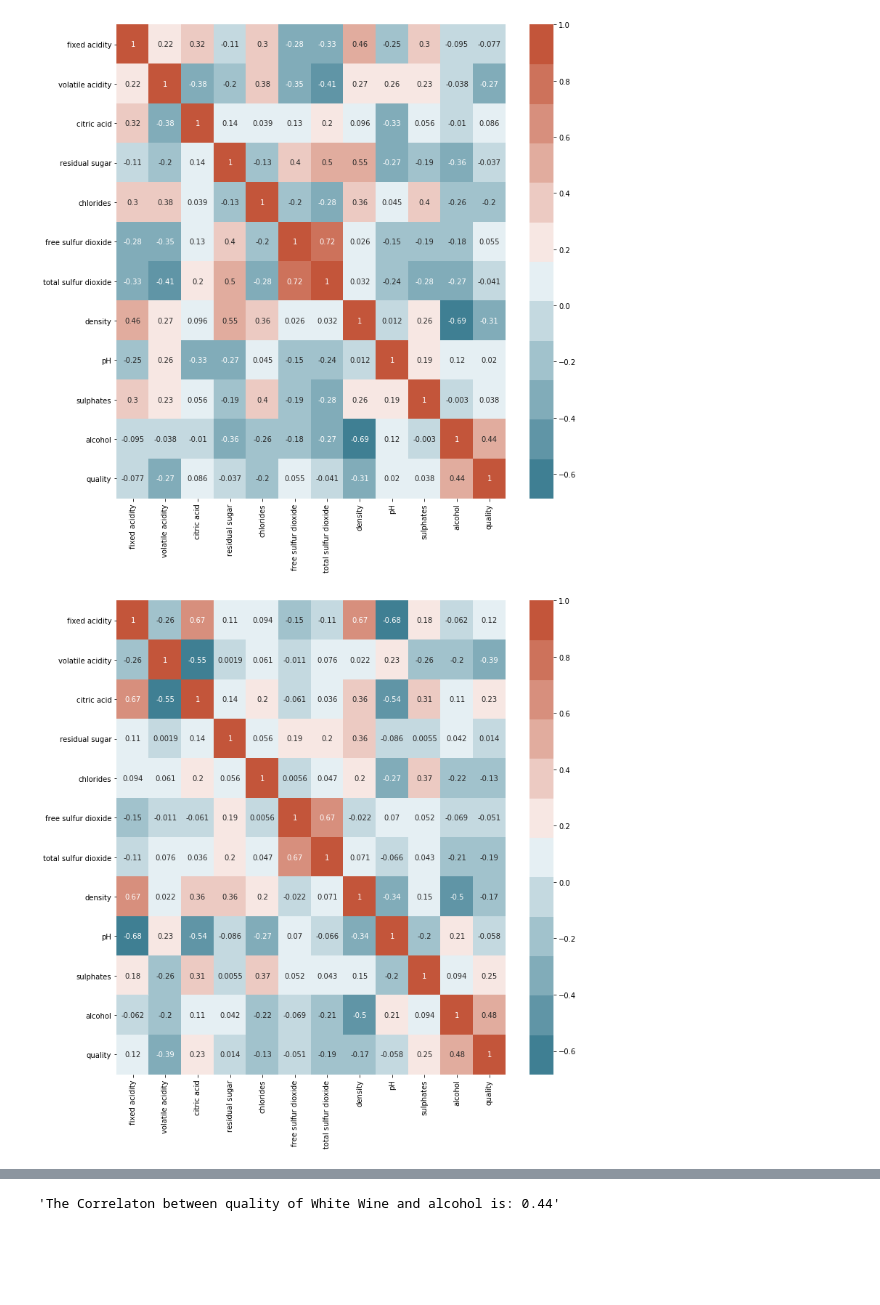
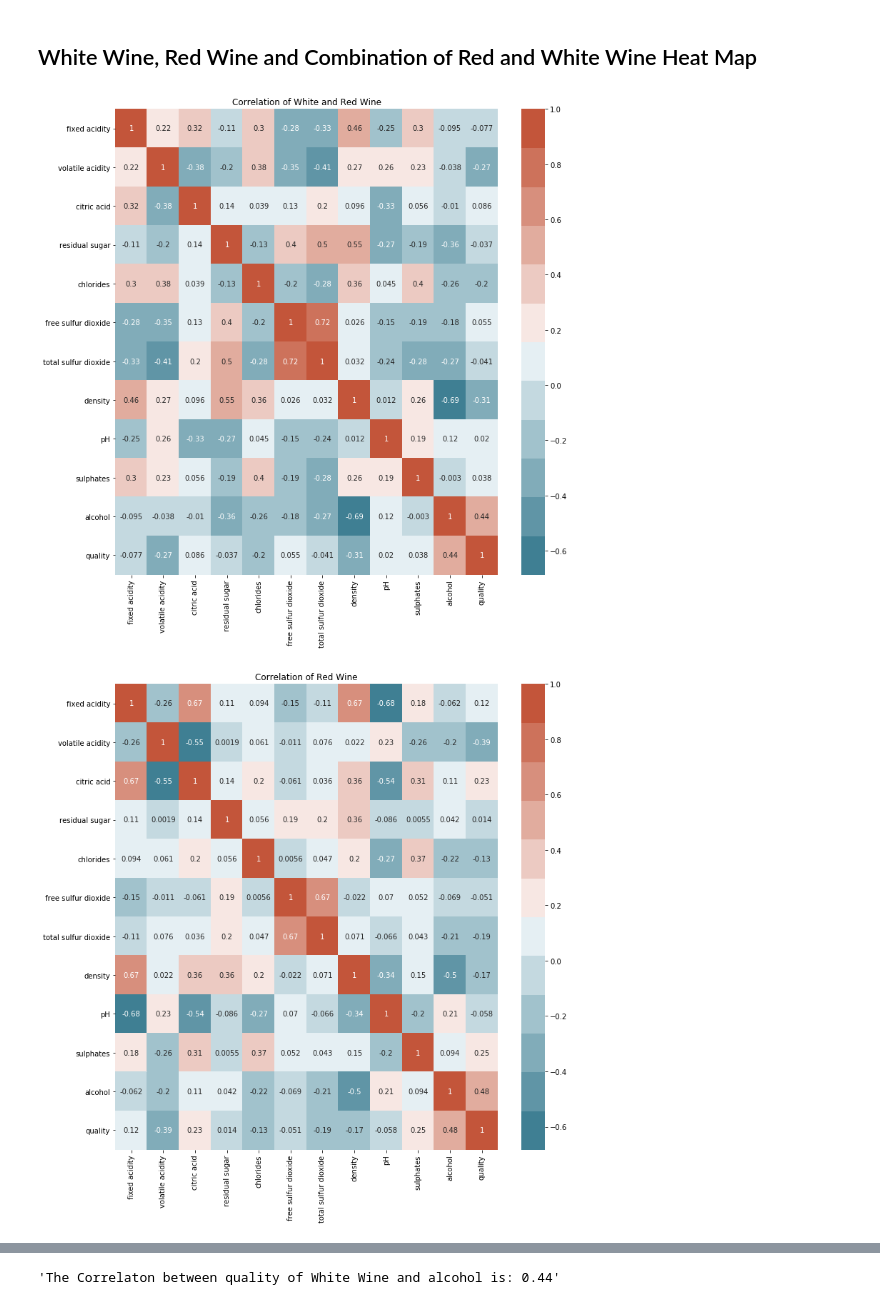
Before and after one commit to SoroushGhaderi/wine_quality_data_analysis_machine_learning, a Jupyter notebook: wine_quality_data_analysis.ipynb, the cells around one changed output, grey strips where cells are left out. Cells and saved outputs as stored; diff of their text form; code cells hidden in the pictures; blank space fills up the shorter version.

```diff
--- a/wine_quality_data_analysis.ipynb
+++ b/wine_quality_data_analysis.ipynb
@@ -4,27 +4,31 @@ import pandas as pd
 import seaborn as sns
 import matplotlib.pyplot as plt
 # %%
-red_wine = pd.read_csv("winequality-red.csv", sep= ";")
-white_wine = pd.read_csv("winequality-white.csv", sep= ";")
+red_wine = pd.read_csv("dataset/winequality-red.csv", sep= ";")
+white_wine = pd.read_csv("dataset/winequality-white.csv", sep= ";")
 # %%
 red_wine["color"]= "Red"
 white_wine["color"]= "White"
 # %%
 wine = pd.concat([red_wine, white_wine])
+# %% [markdown]
+## White Wine, Red Wine and Combination of Red and White Wine Heat Map
 # %%
 plt.figure(figsize=(12, 12))
 df_corr = wine.corr()
 sns.heatmap(df_corr, cmap=sns.diverging_palette(220, 20, n=12), annot=True)
+plt.title("Correlation of White and Red Wine")
 plt.show()
 # %% [output]
-[figure, old version]
+[figure, new version]
 # %%
 plt.figure(figsize=(12, 12))
 df_corr = red_wine.corr()
 sns.heatmap(df_corr, cmap=sns.diverging_palette(220, 20, n=12), annot=True)
+plt.title("Correlation of Red Wine")
 plt.show()
 # %% [output]
-[figure, old version]
+[figure, new version]
 # %%
 plt.figure(figsize=(12, 12))
 df_corr = white_wine.corr()
```
Also changed, not shown: parts of 8 cells of this notebook, 3 other files.
